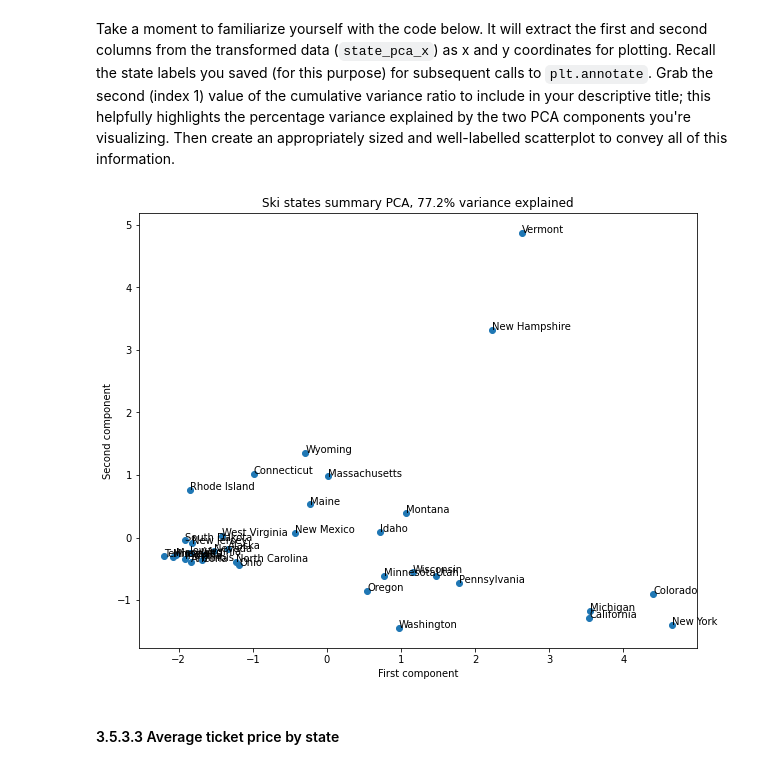
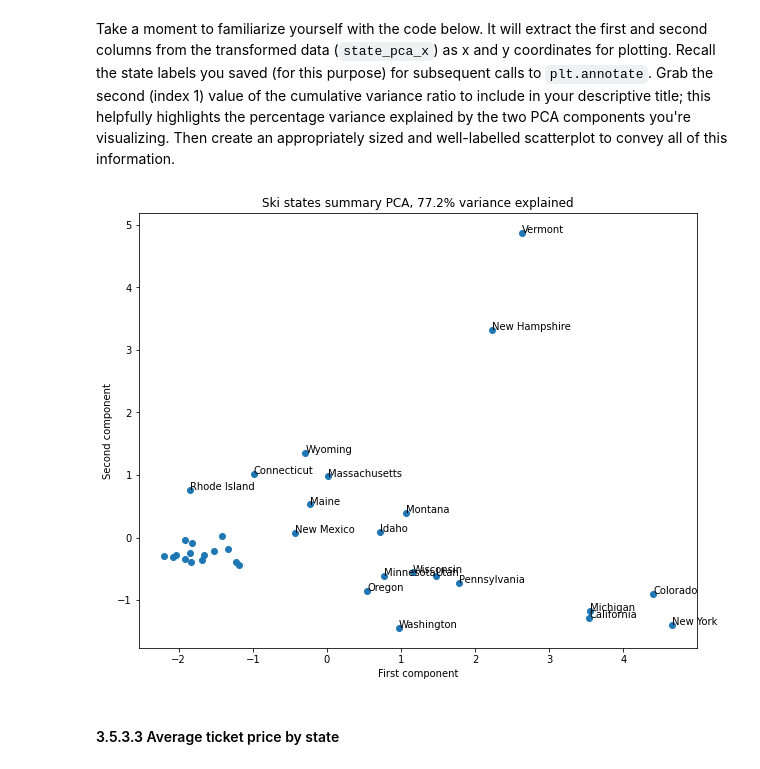
Before and after one commit to Aisling-C/DataScienceGuidedCapstone, a Jupyter notebook: Notebooks/03_exploratory_data_analysis.ipynb, the cells around one changed output. Cells and saved outputs as stored; diff of their text form; code cells hidden in the pictures.

```diff
--- a/Notebooks/03_exploratory_data_analysis.ipynb
+++ b/Notebooks/03_exploratory_data_analysis.ipynb
@@ -428,17 +428,18 @@ to convey all of this information.
 # %%
 x = state_pca_x[:, 0]
 y = state_pca_x[:, 1]
 state = state_summary_index
 pc_var = 100 * state_pca.explained_variance_ratio_.cumsum()[1]
 plt.subplots(figsize=(10,8))
 plt.scatter(x=x, y=y)
 plt.xlabel('First component')
 plt.ylabel('Second component')
 plt.title(f'Ski states summary PCA, {pc_var:.1f}% variance explained')
 for s, x, y in zip(state, x, y):
-    plt.annotate(s, (x, y))
+    if x>-1 or y>0.4:
+        plt.annotate(s, (x, y))
 # %% [output]
-[figure, old version]
+[figure, new version]
 # %% [markdown]
 #### 3.5.3.3 Average ticket price by state<a id='3.5.3.3_Average_ticket_price_by_state'></a>
 # %% [markdown]
```
Also changed, not shown: parts of 7 cells of this notebook, 3 other files.
